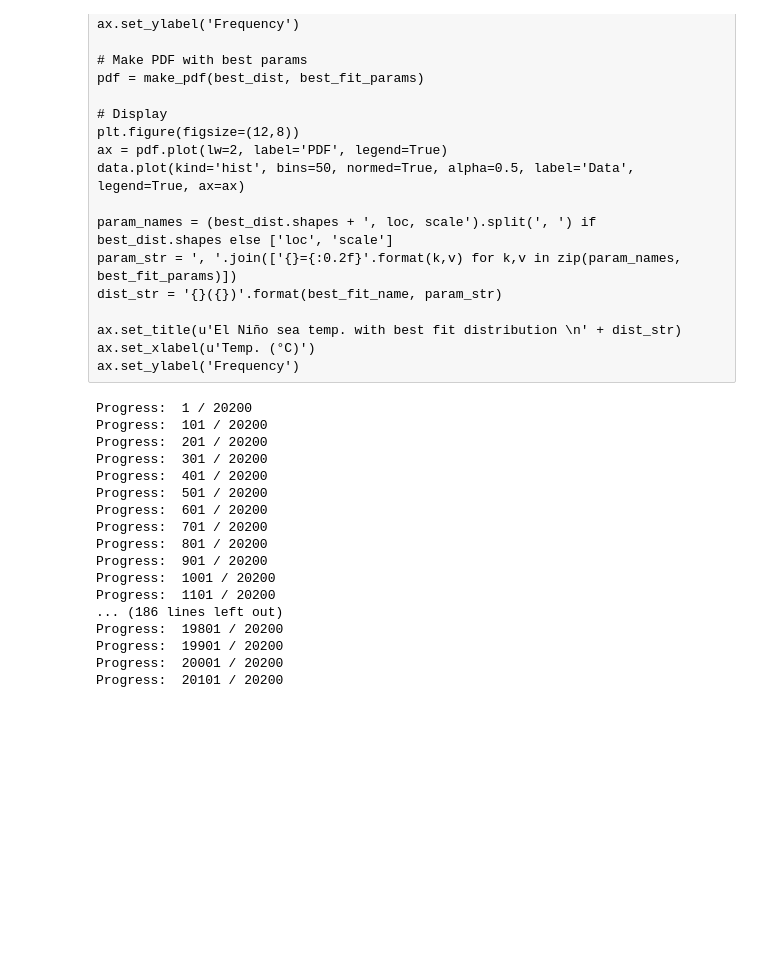
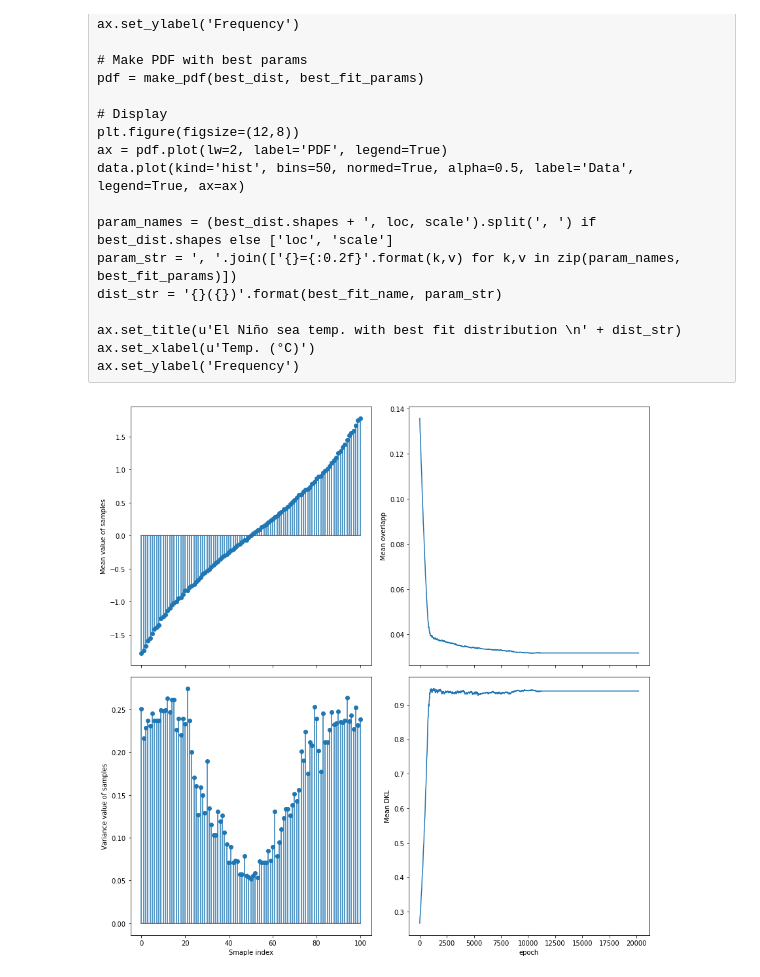
Before and after one commit to tik0/vae_tools, a Jupyter notebook: examples/optimal_latent_distribution.ipynb, the cells around one changed output. Drawn from its saved outputs; the diff is of its cells as text; code cells hidden in the pictures; blank space fills up the shorter version.

Commit message:
Add visualization of Gaussian
Signed-off-by: Timo Korthals <tkorthals@cit-ec.uni-bielefeld.de>

```diff
--- a/examples/optimal_latent_distribution.ipynb
+++ b/examples/optimal_latent_distribution.ipynb
@@ -530,28 +548,16 @@ ax.set_title(u'El Niño sea temp. with best fit distribution \n' + dist_str)
 ax.set_xlabel(u'Temp. (°C)')
 ax.set_ylabel('Frequency')
 # %%
-n = 101 # some uneven number so that one value is centred at 0.0
-epoch = n * 200
-mean_0 = np.linspace(-1, 1, n, True)
-var_0 = .5 * np.ones(shape=(n,))
-alpha = 20.
-n_jobs = 16
-results_configuration = find_best_configuration(n, epoch, mean_0, var_0, alpha, n_jobs)
+results_configuration = load_store("models/optimal_latent_distribution_n101_example.pkl", None, "load")
+if results_configuration == None:
+    n = 101 # some uneven number so that one value is centred at 0.0
+    epoch = n * 200
+    mean_0 = np.linspace(-1, 1, n, True)
+    var_0 = .5 * np.ones(shape=(n,))
+    alpha = 20.
+    n_jobs = 16
+    results_configuration = find_best_configuration(n, epoch, mean_0, var_0, alpha, n_jobs)
+
+plot_best_configuration(results_configuration)
 # %% [output]
-Progress:  1 / 20200
-Progress:  101 / 20200
-Progress:  201 / 20200
-Progress:  301 / 20200
-Progress:  401 / 20200
-Progress:  501 / 20200
-Progress:  601 / 20200
-Progress:  701 / 20200
-Progress:  801 / 20200
-Progress:  901 / 20200
-Progress:  1001 / 20200
-Progress:  1101 / 20200
-... (186 lines left out)
-Progress:  19801 / 20200
-Progress:  19901 / 20200
-Progress:  20001 / 20200
-Progress:  20101 / 20200
+[figure, added]
```
Also changed, not shown: parts of 4 cells of this notebook.
